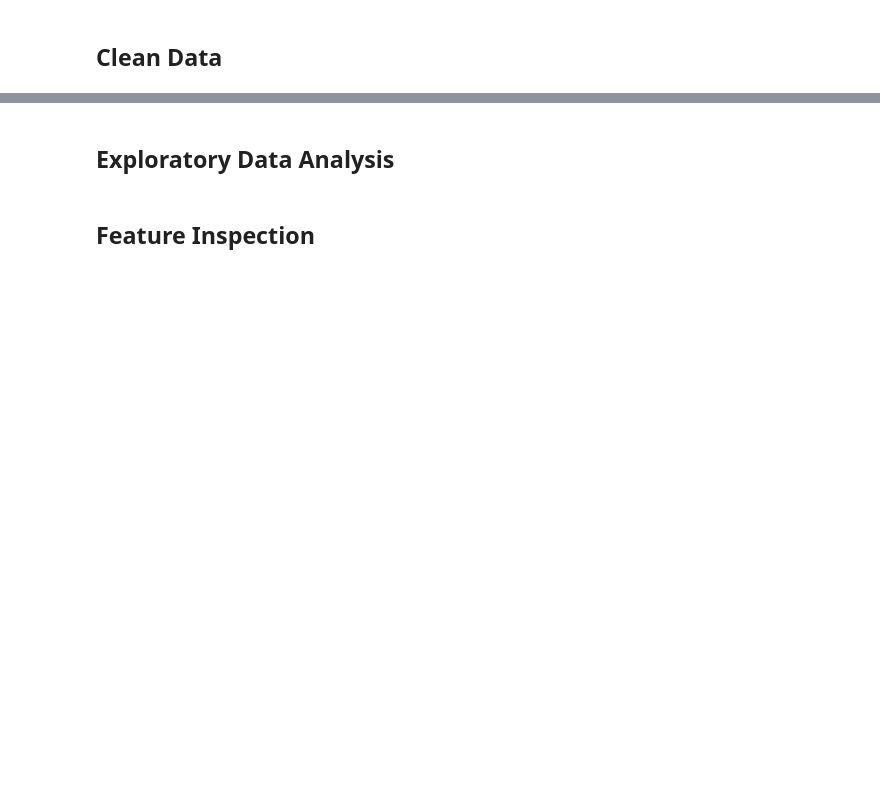
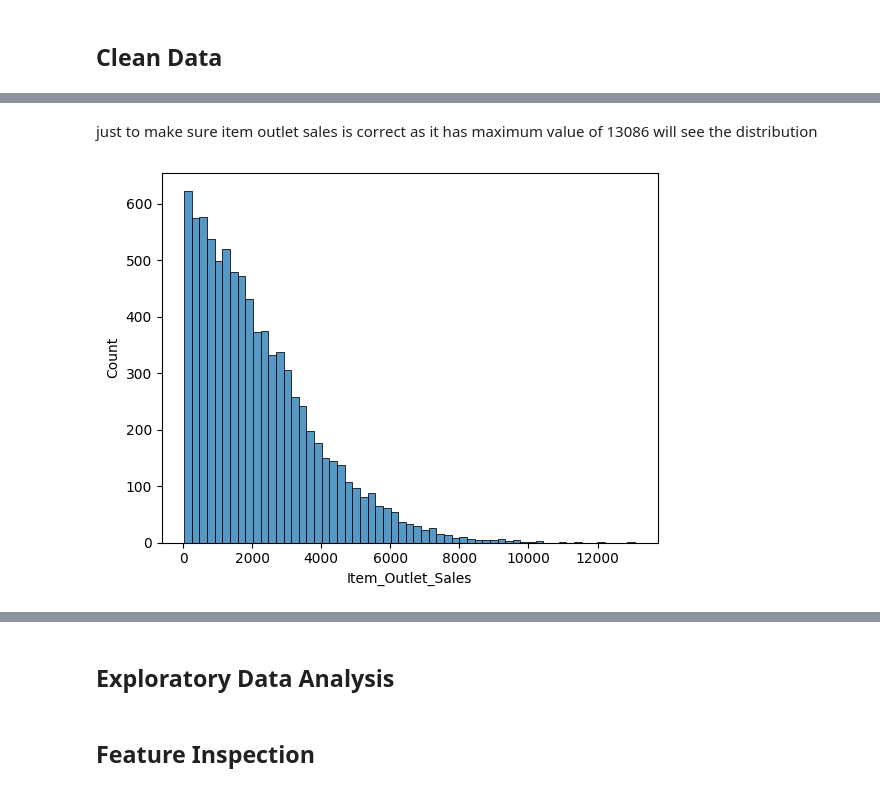
Before and after one commit to hekmat-ashqer/Prediction-of-Product-Sales, a Jupyter notebook: Prediction_of_Product_Sales.ipynb, the cells around one changed output, grey strips where cells are left out. Cells and saved outputs as stored; diff of their text form; code cells hidden in the pictures; blank space fills up the shorter version.

```diff
--- a/Prediction_of_Product_Sales.ipynb
+++ b/Prediction_of_Product_Sales.ipynb
@@ -14,0 +135,3 @@
+# %%
+df['Item_Weight'] = df['Item_Weight'].fillna(df['Item_Weight'].mean())
+df['Item_Weight'].describe()
@@ -14,0 +157,3 @@
+# %%
+df['Outlet_Size'] = df['Outlet_Size'].fillna(value = 'Unknown')
+df['Outlet_Size'].value_counts()
@@ -14,0 +238,11 @@
+# %%
+Item_Fat_Content_map = {'LF':'Low Fat',
+                        'low fat':'Low Fat',
+                        'reg':'Regular'}
+
+df['Item_Fat_Content'] = df['Item_Fat_Content'].replace(Item_Fat_Content_map)
+
+#df['Item_Fat_Content'] = df['Item_Fat_Content'].replace('LF','Low Fat')
+#df['Item_Fat_Content'] = df['Item_Fat_Content'].replace('low fat','Low Fat')
+#df['Item_Fat_Content'] = df['Item_Fat_Content'].replace('reg','Regular')
+df['Item_Fat_Content'].value_counts()
@@ -14,0 +255,4 @@
+# %%
+df['Outlet_Identifier'].dtype
+df['Outlet_Identifier'] = df['Outlet_Identifier'].replace('OUT','')
+df['Outlet_Identifier']
@@ -14,0 +316,6 @@
+# %% [markdown]
+just to make sure item outlet sales is correct as it has maximum value of 13086 will see the distribution
+# %%
+ax = sns.histplot(data = df, x = 'Item_Outlet_Sales')
+# %% [output]
+[figure, added]
```
Also changed, not shown: parts of 36 cells of this notebook.
